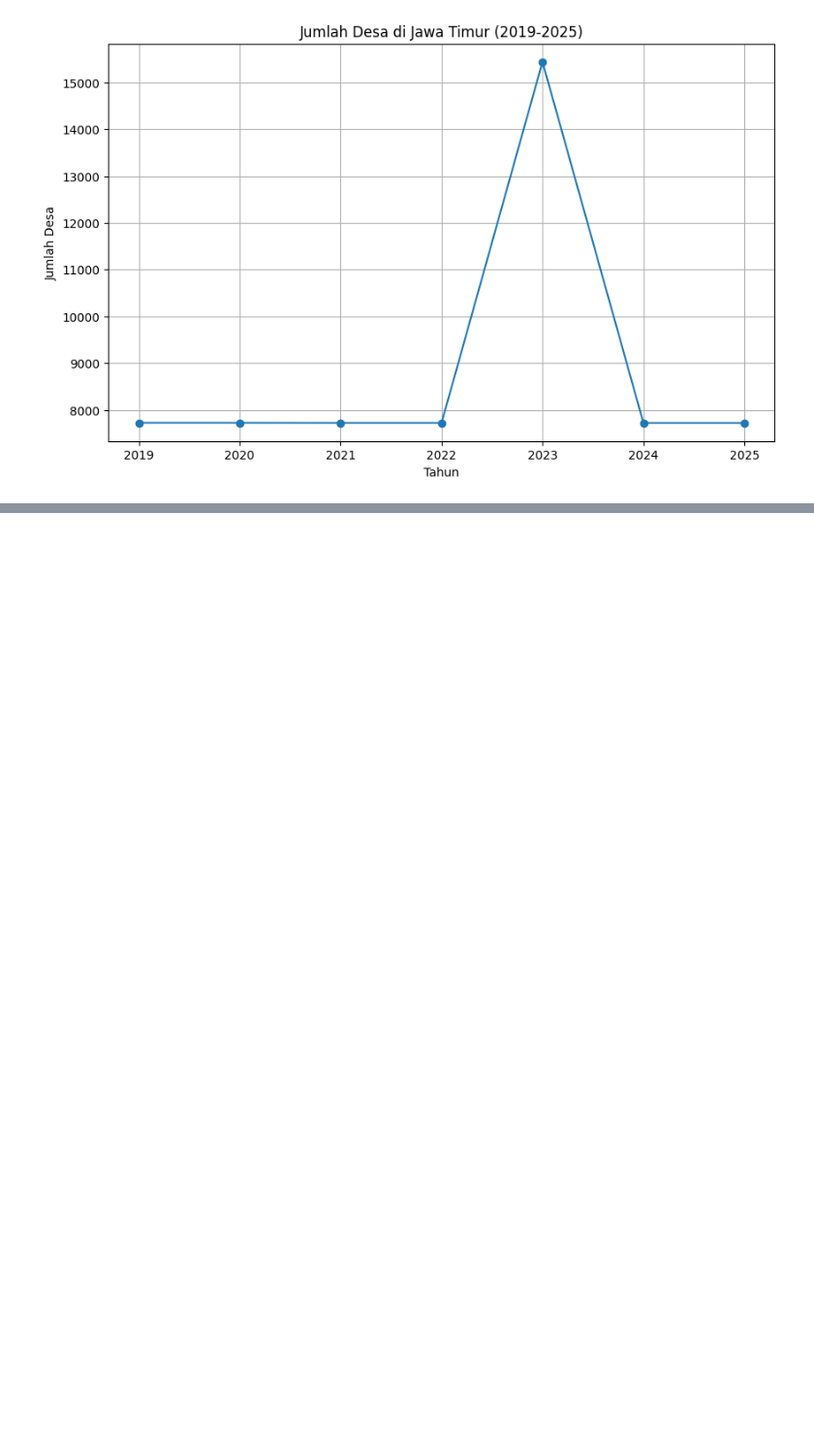
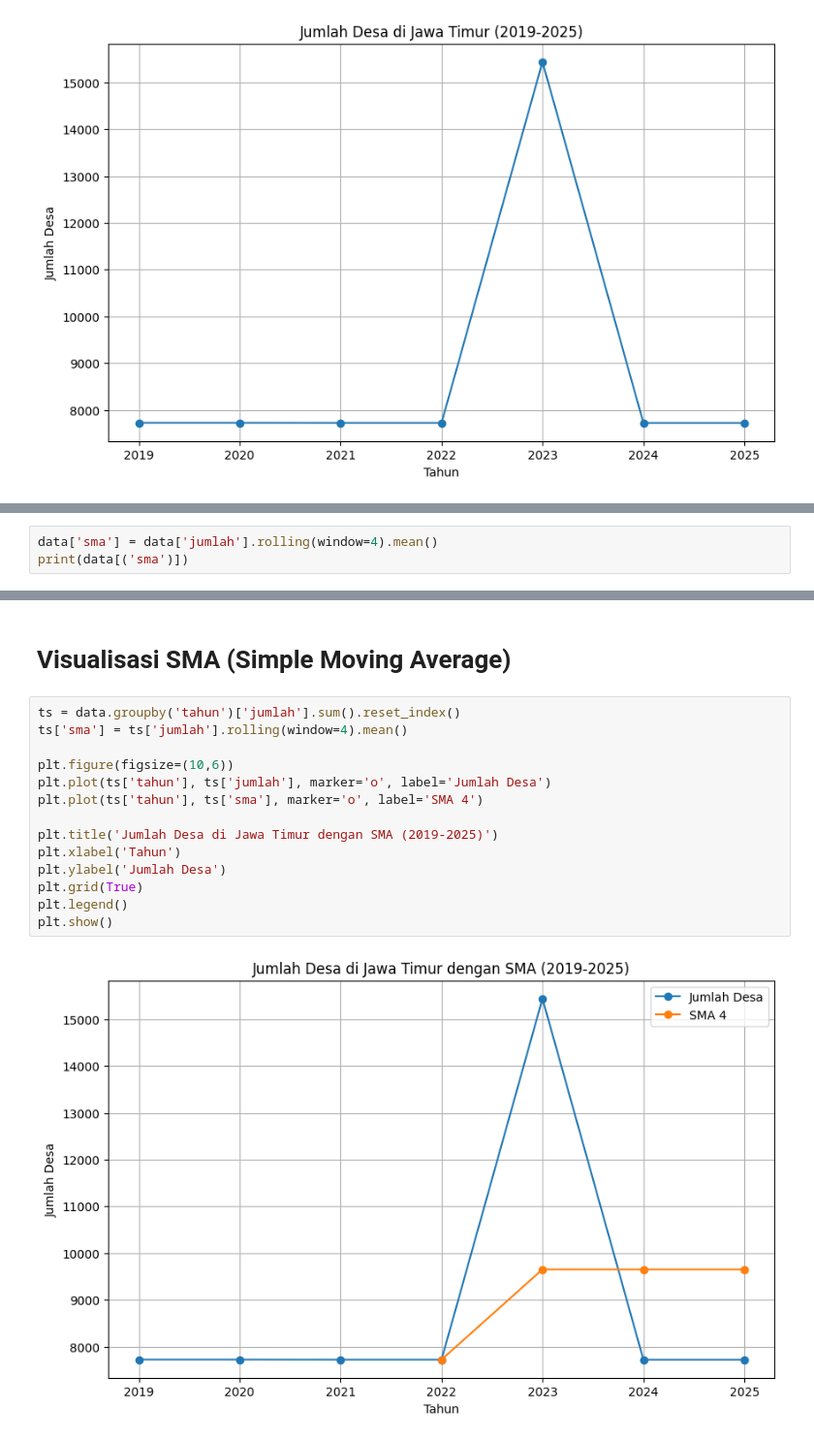
Before and after one commit to yowxy/Forecasting-Village-Population-in-East-Java-, a Jupyter notebook: index.ipynb, the cells around one changed output, grey strips where cells are left out. Shown at 97% size. Saved outputs shown, nothing was run; the diff lists cells and outputs as text; blank space fills up the shorter version.

Commit message:
feat: visualisastion SMA

```diff
--- a/index.ipynb
+++ b/index.ipynb
@@ -81,0 +82,3 @@ plt.show()
+# %%
+data['sma'] = data['jumlah'].rolling(window=4).mean()
+print(data[('sma')])
@@ -81,0 +99,18 @@ plt.show()
+# %% [markdown]
+# Visualisasi SMA (Simple Moving Average)
+# %%
+ts = data.groupby('tahun')['jumlah'].sum().reset_index()
+ts['sma'] = ts['jumlah'].rolling(window=4).mean()
+
+plt.figure(figsize=(10,6))
+plt.plot(ts['tahun'], ts['jumlah'], marker='o', label='Jumlah Desa')
+plt.plot(ts['tahun'], ts['sma'], marker='o', label='SMA 4')
+
+plt.title('Jumlah Desa di Jawa Timur dengan SMA (2019-2025)')
+plt.xlabel('Tahun')
+plt.ylabel('Jumlah Desa')
+plt.grid(True)
+plt.legend()
+plt.show()
+# %% [output]
+[figure, added]
```
Also changed, not shown: parts of 2 cells of this notebook.
